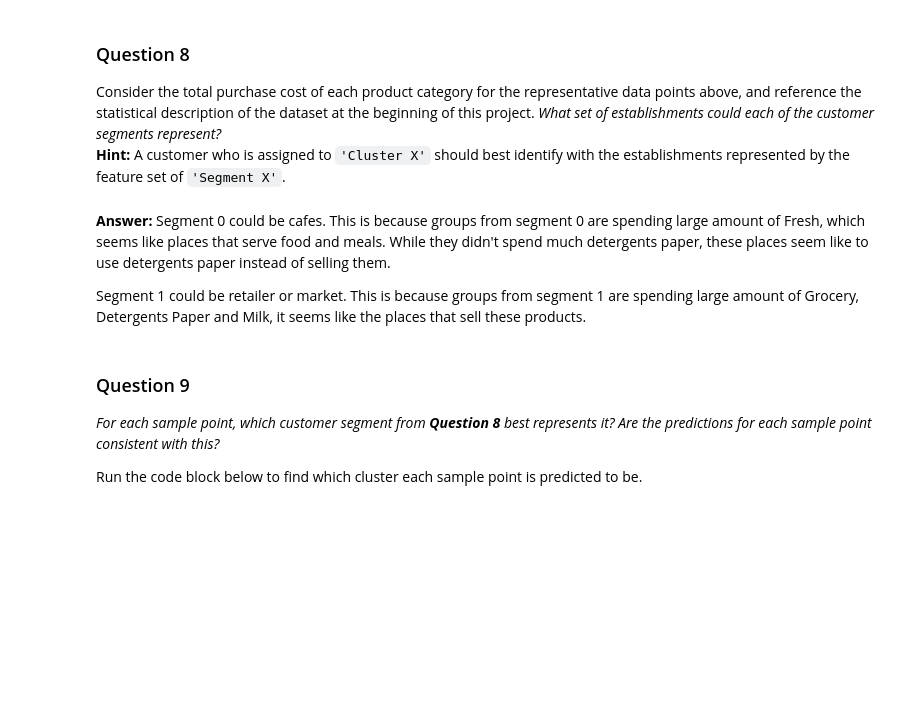
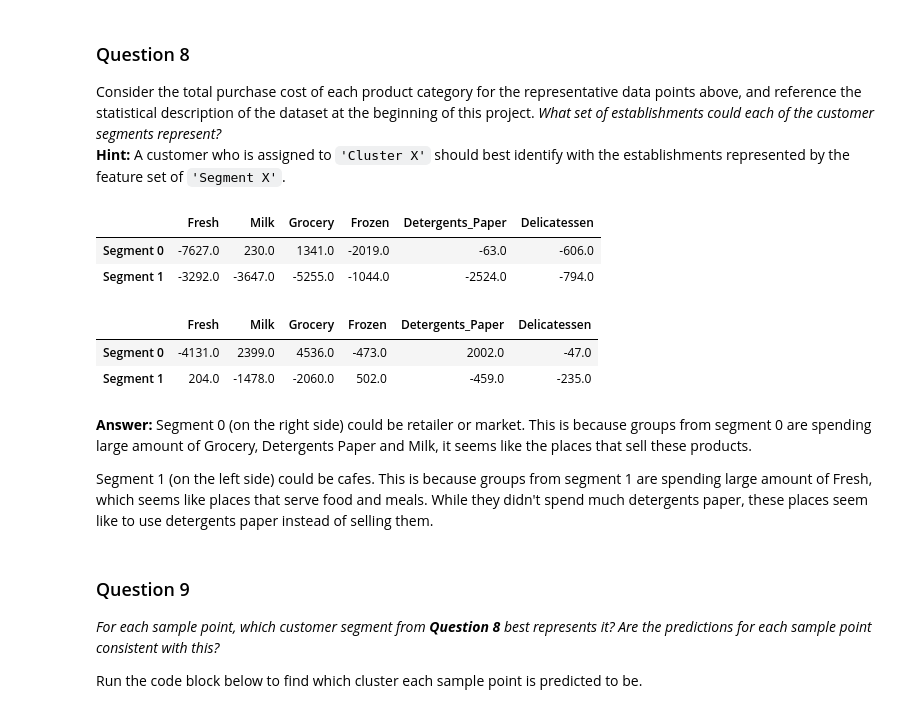
Before and after one commit to ZhengheJin/Udacity_machine_learning, a Jupyter notebook: creating_customer_segments/customer_segments.ipynb, the cells around one changed output. Drawn from its saved outputs; the diff is of its cells as text; code cells hidden in the pictures; blank space fills up the shorter version.

```diff
--- a/creating_customer_segments/customer_segments.ipynb
+++ b/creating_customer_segments/customer_segments.ipynb
@@ -470,11 +473,21 @@ display(true_centers)
 ### Question 8
 Consider the total purchase cost of each product category for the representative data points above, and reference the statistical description of the dataset at the beginning of this project. *What set of establishments could each of the customer segments represent?*
 **Hint:** A customer who is assigned to `'Cluster X'` should best identify with the establishments represented by the feature set of `'Segment X'`.
+# %%
+display(true_centers - data.mean().round())
+display(true_centers - data.median().round())
+# %% [output]
+|  | Fresh | Milk | Grocery | Frozen | Detergents_Paper | Delicatessen |
+| Segment 0 | -7627.0 | 230.0 | 1341.0 | -2019.0 | -63.0 | -606.0 |
+| Segment 1 | -3292.0 | -3647.0 | -5255.0 | -1044.0 | -2524.0 | -794.0 |
+|  | Fresh | Milk | Grocery | Frozen | Detergents_Paper | Delicatessen |
+| Segment 0 | -4131.0 | 2399.0 | 4536.0 | -473.0 | 2002.0 | -47.0 |
+| Segment 1 | 204.0 | -1478.0 | -2060.0 | 502.0 | -459.0 | -235.0 |
 # %% [markdown]
 **Answer:**
-Segment 0 could be cafes. This is because groups from segment 0 are spending large amount of Fresh, which seems like places that serve food and meals. While they didn't spend much detergents paper, these places seem like to use detergents paper instead of selling them.
+Segment 0 (on the right side) could be retailer or market. This is because groups from segment 0 are spending large amount of Grocery, Detergents Paper and Milk, it seems like the places that sell these products.
 
-Segment 1 could be retailer or market. This is because groups from segment 1 are spending large amount of Grocery, Detergents Paper and Milk, it seems like the places that sell these products.
+Segment 1 (on the left side) could be cafes. This is because groups from segment 1 are spending large amount of Fresh, which seems like places that serve food and meals. While they didn't spend much detergents paper, these places seem like to use detergents paper instead of selling them.
 # %% [markdown]
 ### Question 9
 *For each sample point, which customer segment from* ***Question 8*** *best represents it? Are the predictions for each sample point consistent with this?*
```
Also changed, not shown: parts of 10 cells of this notebook, 2 other files.
